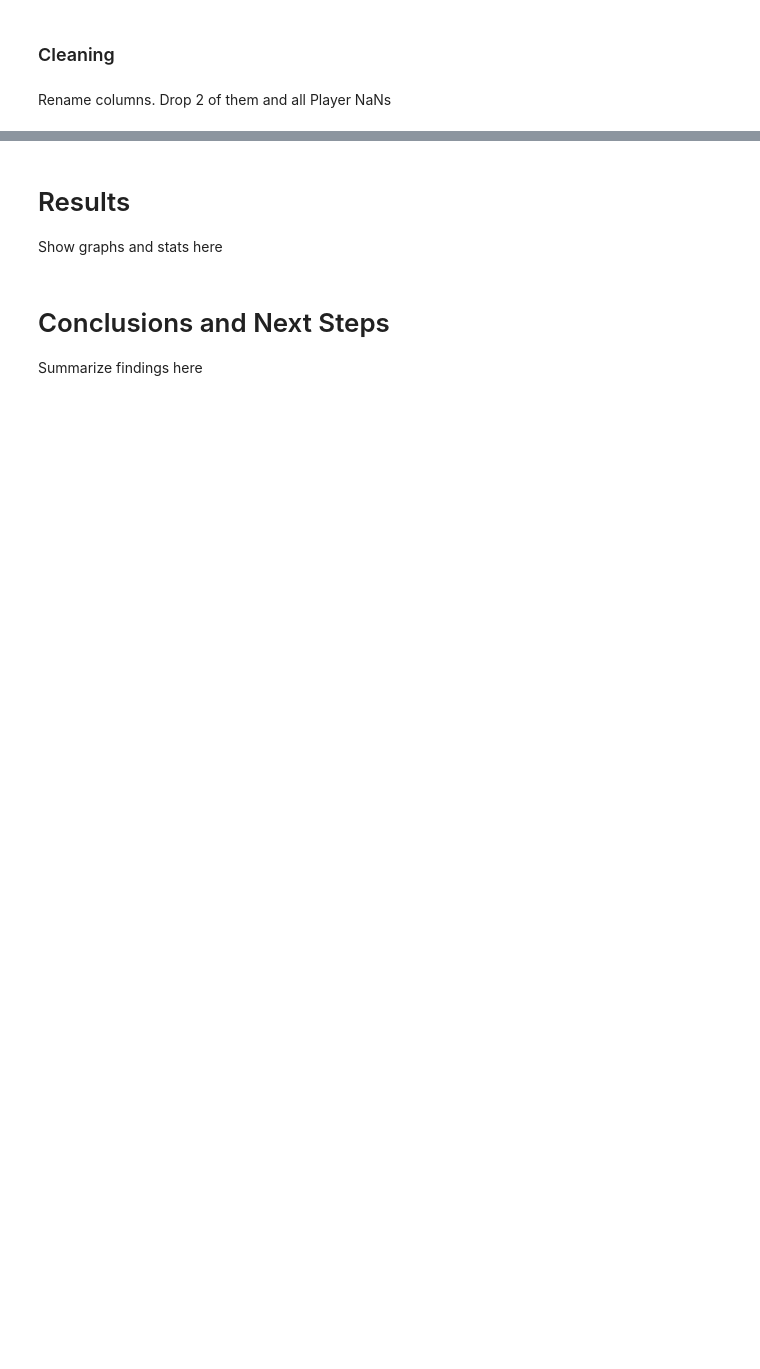
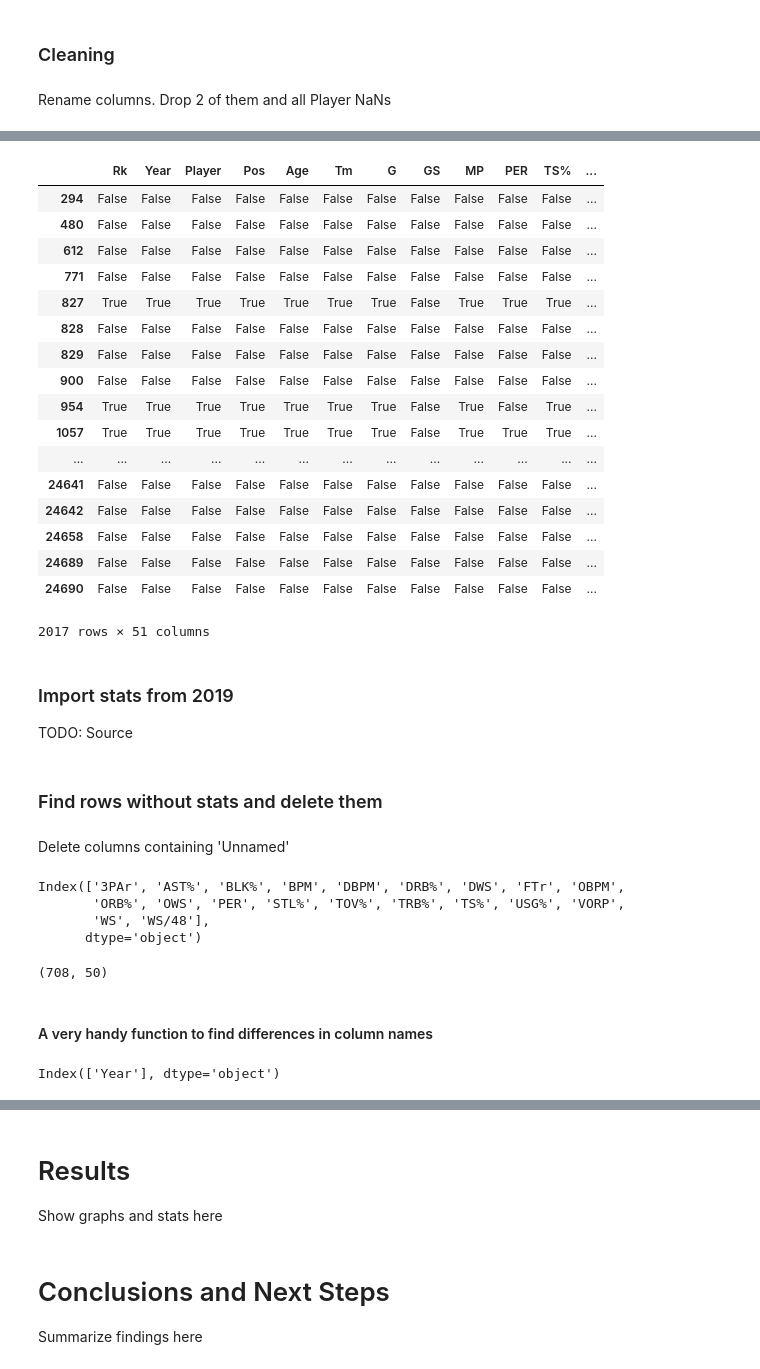
Before and after one commit to krisograbek/nba_international_players, a Jupyter notebook: NBA non-US players.ipynb, the cells around one changed output, grey strips where cells are left out. Drawn from its saved outputs; the diff is of its cells as text; code cells hidden in the pictures; blank space fills up the shorter version.

```diff
--- a/NBA non-US players.ipynb
+++ b/NBA non-US players.ipynb
@@ -184,0 +317,27 @@ Let's begin with removing whitespaces at the end
+# %%
+traded2 = stat.loc[stat.Tm == 'TOT']
+# traded2
+stati.isin(traded2)
+# %% [output]
+|  | Rk | Year | Player | Pos | Age | Tm | G | GS | MP | PER | TS% | ... |
+| 294 | False | False | False | False | False | False | False | False | False | False | False | ... |
+| 480 | False | False | False | False | False | False | False | False | False | False | False | ... |
+| 612 | False | False | False | False | False | False | False | False | False | False | False | ... |
+| 771 | False | False | False | False | False | False | False | False | False | False | False | ... |
+| 827 | True | True | True | True | True | True | True | False | True | True | True | ... |
+| 828 | False | False | False | False | False | False | False | False | False | False | False | ... |
+| 829 | False | False | False | False | False | False | False | False | False | False | False | ... |
+| 900 | False | False | False | False | False | False | False | False | False | False | False | ... |
+| 954 | True | True | True | True | True | True | True | False | True | False | True | ... |
+| 1057 | True | True | True | True | True | True | True | False | True | True | True | ... |
+| ... | ... | ... | ... | ... | ... | ... | ... | ... | ... | ... | ... | ... |
+| 24641 | False | False | False | False | False | False | False | False | False | False | False | ... |
+| 24642 | False | False | False | False | False | False | False | False | False | False | False | ... |
+| 24658 | False | False | False | False | False | False | False | False | False | False | False | ... |
+| 24689 | False | False | False | False | False | False | False | False | False | False | False | ... |
+| 24690 | False | False | False | False | False | False | False | False | False | False | False | ... |
+2017 rows × 51 columns
+# %% [markdown]
+### Import stats from 2019
+
+TODO: Source
@@ -184,0 +347,2 @@ Let's begin with removing whitespaces at the end
+# %% [markdown]
+### Find rows without stats and delete them
@@ -184,0 +355,2 @@ Let's begin with removing whitespaces at the end
+# %% [markdown]
+Delete columns containing 'Unnamed'
@@ -184,0 +359,19 @@ Let's begin with removing whitespaces at the end
+# %%
+cols = adv_2019.columns.difference(stats_2019.columns)
+cols
+# %% [output]
+Index(['3PAr', 'AST%', 'BLK%', 'BPM', 'DBPM', 'DRB%', 'DWS', 'FTr', 'OBPM',
+       'ORB%', 'OWS', 'PER', 'STL%', 'TOV%', 'TRB%', 'TS%', 'USG%', 'VORP',
+       'WS', 'WS/48'],
+      dtype='object')
+# %%
+stats_2019 = stats_2019.join(adv_2019[cols])
+stats_2019.shape
+# %% [output]
+(708, 50)
+# %% [markdown]
+#### A very handy function to find differences in column names
+# %%
+stat.columns.difference(stats_2019.columns)
+# %% [output]
+Index(['Year'], dtype='object')
```
Also changed, not shown: parts of 45 cells of this notebook.
